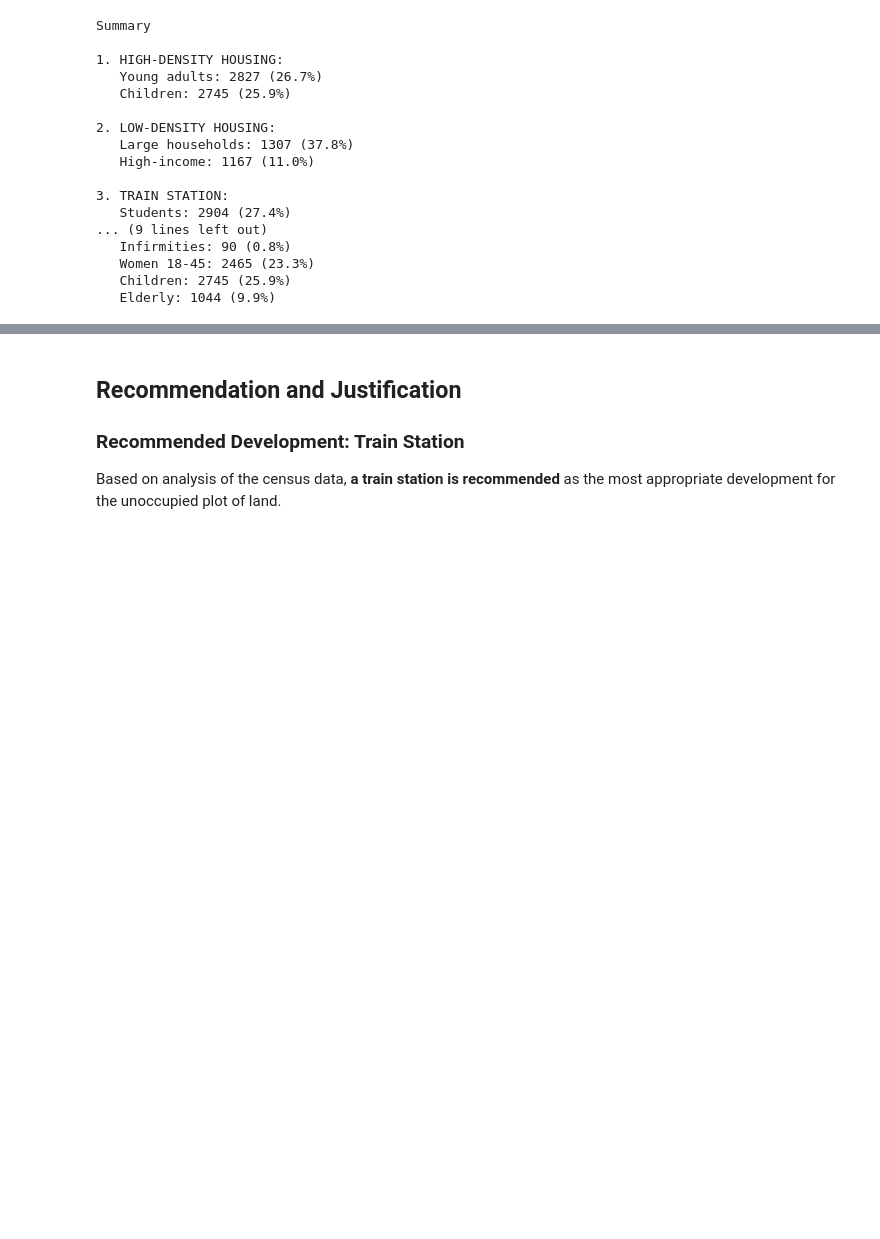
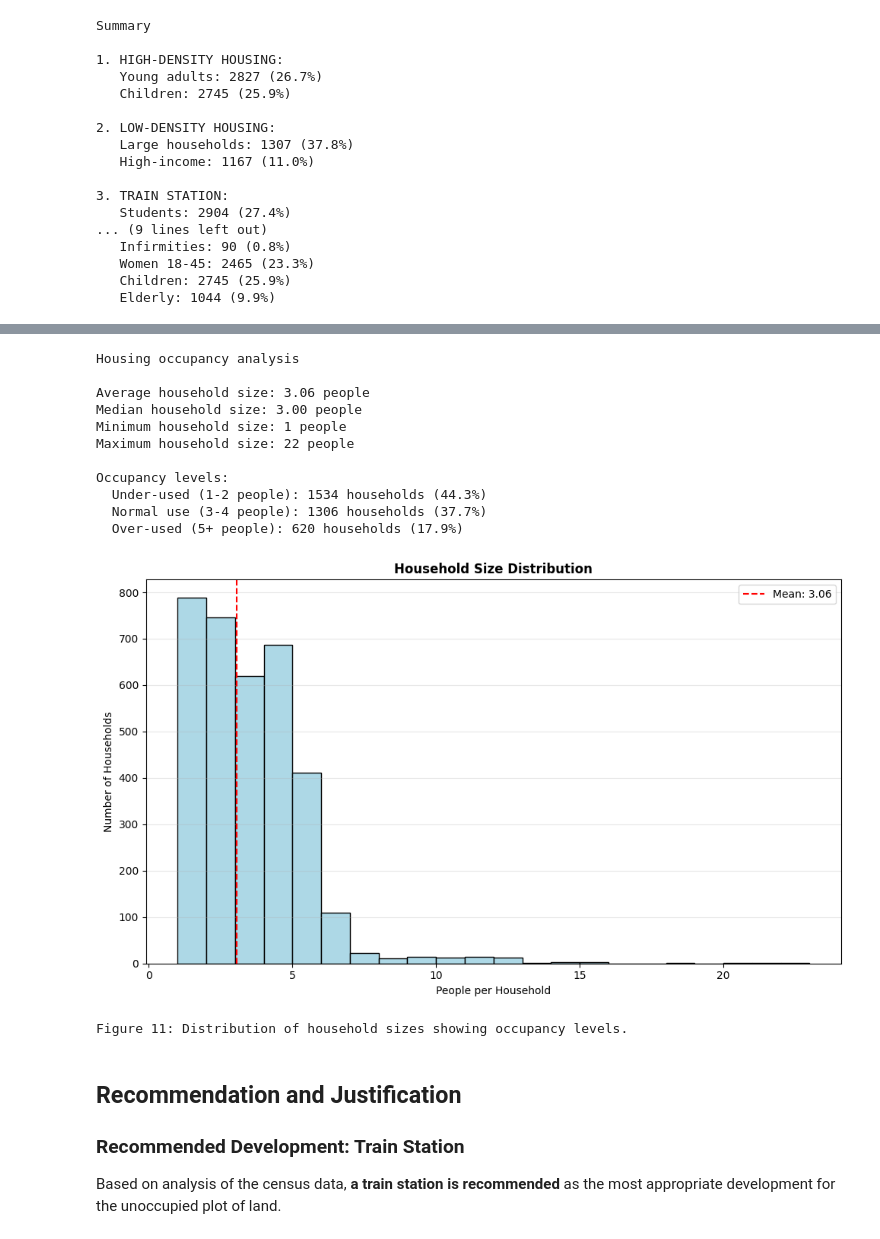
Before and after one commit to dannywu1101/FundamentalsDataScienceFinalProject, a Jupyter notebook: Project.ipynb, the cells around one changed output, grey strips where cells are left out. Drawn from its saved outputs; the diff is of its cells as text; code cells hidden in the pictures; blank space fills up the shorter version.

```diff
--- a/Project.ipynb
+++ b/Project.ipynb
@@ -633,3 +777,50 @@ Summary
+# %%
+# Housing occupancy analysis
+print("Housing occupancy analysis\n")
+household_sizes = df.groupby(['Street', 'House Number']).size()
+
+print(f"Average household size: {household_sizes.mean():.2f} people")
+print(f"Median household size: {household_sizes.median():.2f} people")
+print(f"Minimum household size: {household_sizes.min()} people")
+print(f"Maximum household size: {household_sizes.max()} people")
+
+# Analyze occupancy levels
+# Typically: 1-2 = under-used, 3-4 = normal, 5+ = over-used
+under_used = (household_sizes <= 2).sum()
+normal_use = ((household_sizes >= 3) & (household_sizes <= 4)).sum()
+over_used = (household_sizes >= 5).sum()
+
+print(f"\nOccupancy levels:")
+print(f"  Under-used (1-2 people): {under_used} households ({under_used/len(household_sizes)*100:.1f}%)")
+print(f"  Normal use (3-4 people): {normal_use} households ({normal_use/len(household_sizes)*100:.1f}%)")
+print(f"  Over-used (5+ people): {over_used} households ({over_used/len(household_sizes)*100:.1f}%)")
+
+# Visualization
+plt.figure(figsize=(10, 6))
+plt.hist(household_sizes, bins=range(1, int(household_sizes.max())+2), edgecolor='black', color='lightblue')
+plt.axvline(household_sizes.mean(), color='red', linestyle='--', label=f'Mean: {household_sizes.mean():.2f}')
+plt.title('Household Size Distribution', fontsize=12, fontweight='bold')
+plt.xlabel('People per Household', fontsize=10)
+plt.ylabel('Number of Households', fontsize=10)
+plt.legend()
+plt.grid(axis='y', alpha=0.3)
+plt.tight_layout()
+plt.show()
+print("Figure 11: Distribution of household sizes showing occupancy levels.")
+# %% [output]
+Housing occupancy analysis
+
+Average household size: 3.06 people
+Median household size: 3.00 people
+Minimum household size: 1 people
+Maximum household size: 22 people
+
+Occupancy levels:
+  Under-used (1-2 people): 1534 households (44.3%)
+  Normal use (3-4 people): 1306 households (37.7%)
+  Over-used (5+ people): 620 households (17.9%)
+[figure, added]
+Figure 11: Distribution of household sizes showing occupancy levels.
 # %% [markdown]
 ## Recommendation and Justification
 
```
Also changed, not shown: parts of 6 cells of this notebook.
